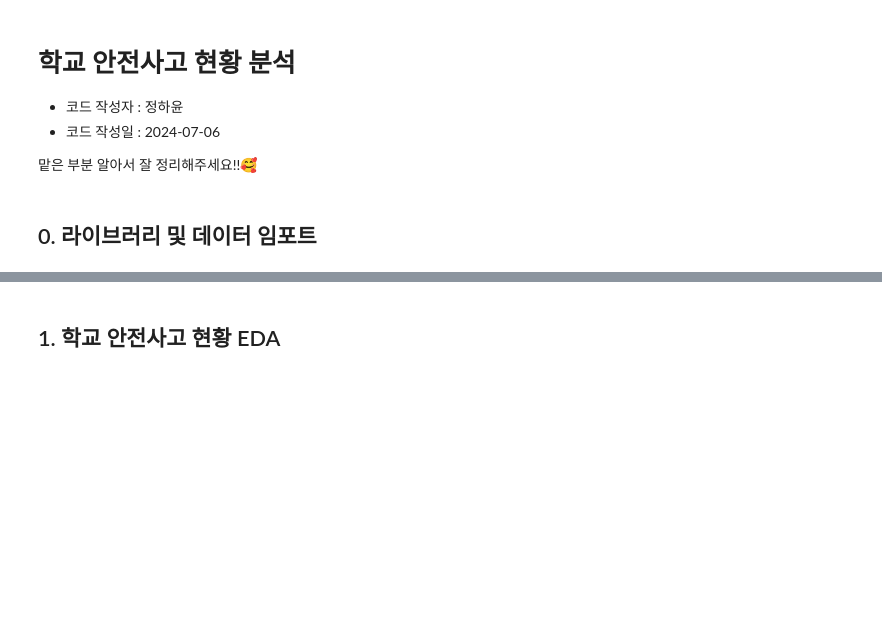
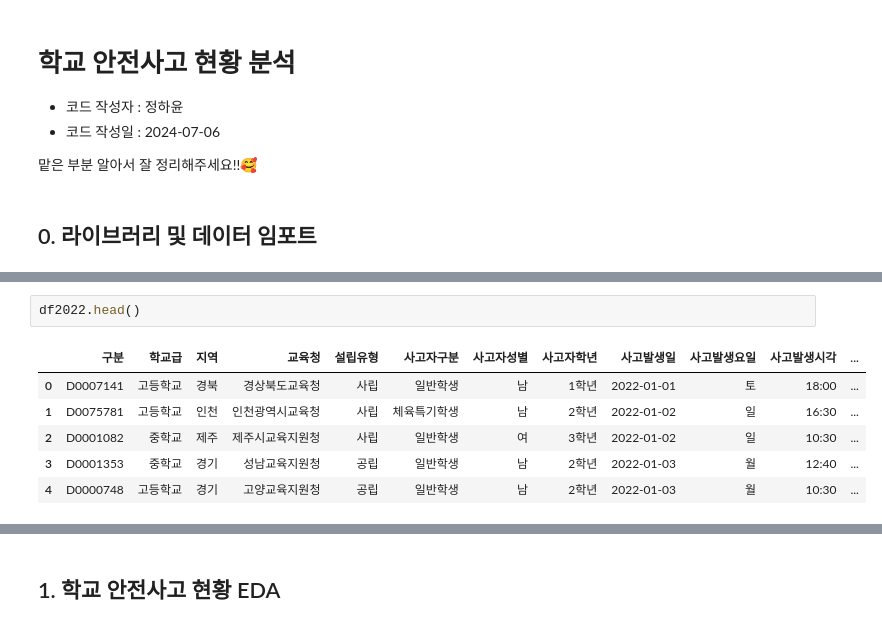
Before and after one commit to CHOIEUNHYE/school-accidents, a Jupyter notebook: code/eda/학교안전사고현황eda_정하윤.ipynb, the cells around one changed output, grey strips where cells are left out. Saved outputs shown, nothing was run; the diff lists cells and outputs as text; blank space fills up the shorter version.

```diff
--- a/code/eda/학교안전사고현황eda_정하윤.ipynb
+++ b/code/eda/학교안전사고현황eda_정하윤.ipynb
@@ -18,0 +103,9 @@ df_2023 = pd.read_excel('../data/★2019~2023 학교안전사고 데이터_수
+# %%
+df2022.head()
+# %% [output]
+|  | 구분 | 학교급 | 지역 | 교육청 | 설립유형 | 사고자구분 | 사고자성별 | 사고자학년 | 사고발생일 | 사고발생요일 | 사고발생시각 | ... |
+| 0 | D0007141 | 고등학교 | 경북 | 경상북도교육청 | 사립 | 일반학생 | 남 | 1학년 | 2022-01-01 | 토 | 18:00 | ... |
+| 1 | D0075781 | 고등학교 | 인천 | 인천광역시교육청 | 사립 | 체육특기학생 | 남 | 2학년 | 2022-01-02 | 일 | 16:30 | ... |
+| 2 | D0001082 | 중학교 | 제주 | 제주시교육지원청 | 사립 | 일반학생 | 여 | 3학년 | 2022-01-02 | 일 | 10:30 | ... |
+| 3 | D0001353 | 중학교 | 경기 | 성남교육지원청 | 공립 | 일반학생 | 남 | 2학년 | 2022-01-03 | 월 | 12:40 | ... |
+| 4 | D0000748 | 고등학교 | 경기 | 고양교육지원청 | 공립 | 일반학생 | 남 | 2학년 | 2022-01-03 | 월 | 10:30 | ... |
```
Also changed, not shown: parts of 174 cells of this notebook.
